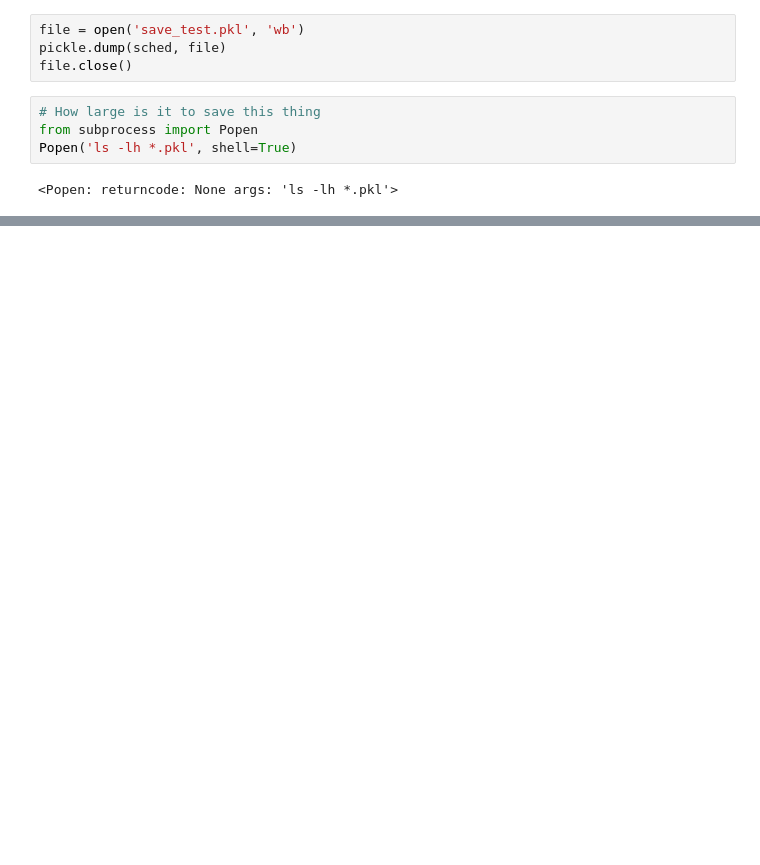
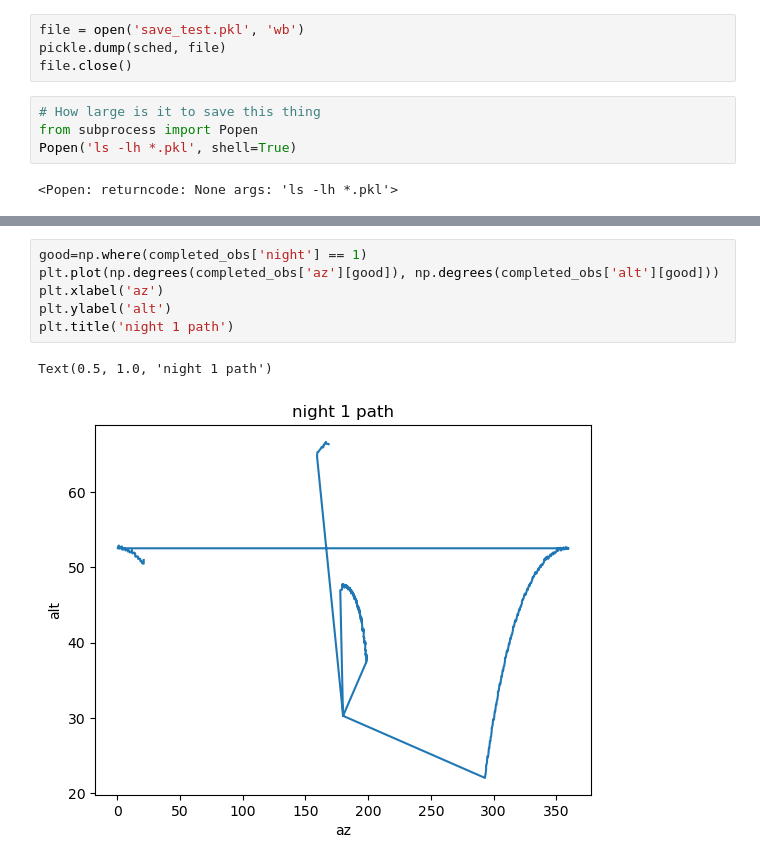
Before and after one commit to yoachim/22_Scratch, a Jupyter notebook: auxTel_test/new_aux.ipynb, the cells around one changed output, grey strips where cells are left out. Drawn from its saved outputs; the diff is of its cells as text; blank space fills up the shorter version.

```diff
--- a/auxTel_test/new_aux.ipynb
+++ b/auxTel_test/new_aux.ipynb
@@ -112,0 +125,9 @@ Text(0, 0.5, 'Dec')
+# %%
+good=np.where(completed_obs['night'] == 1)
+plt.plot(np.degrees(completed_obs['az'][good]), np.degrees(completed_obs['alt'][good]))
+plt.xlabel('az')
+plt.ylabel('alt')
+plt.title('night 1 path')
+# %% [output]
+Text(0.5, 1.0, 'night 1 path')
+[figure, added]
```
Also changed, not shown: parts of 12 cells of this notebook, 1 other file.
